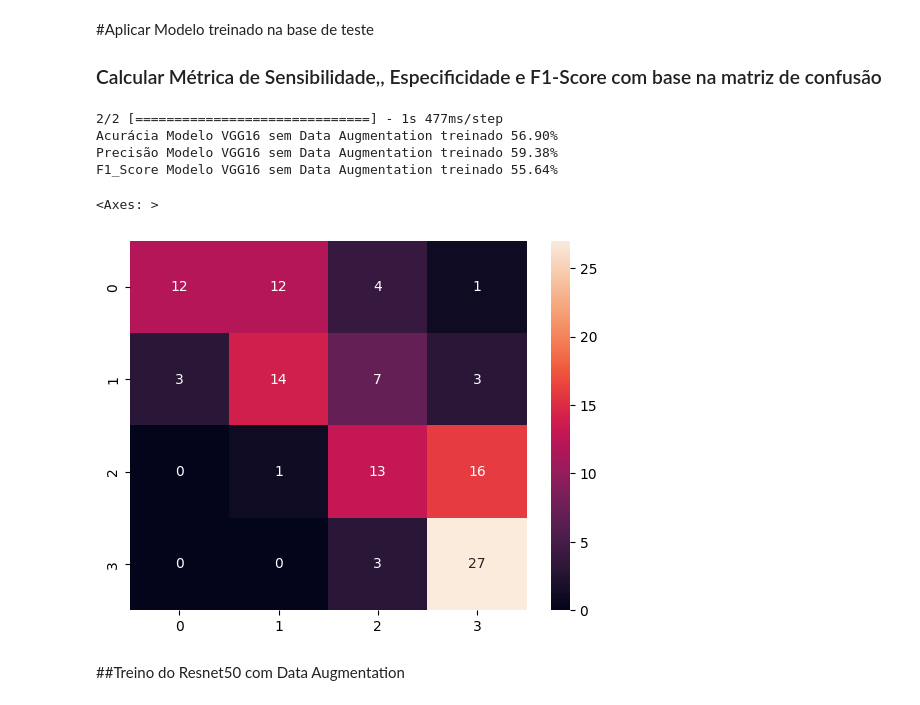
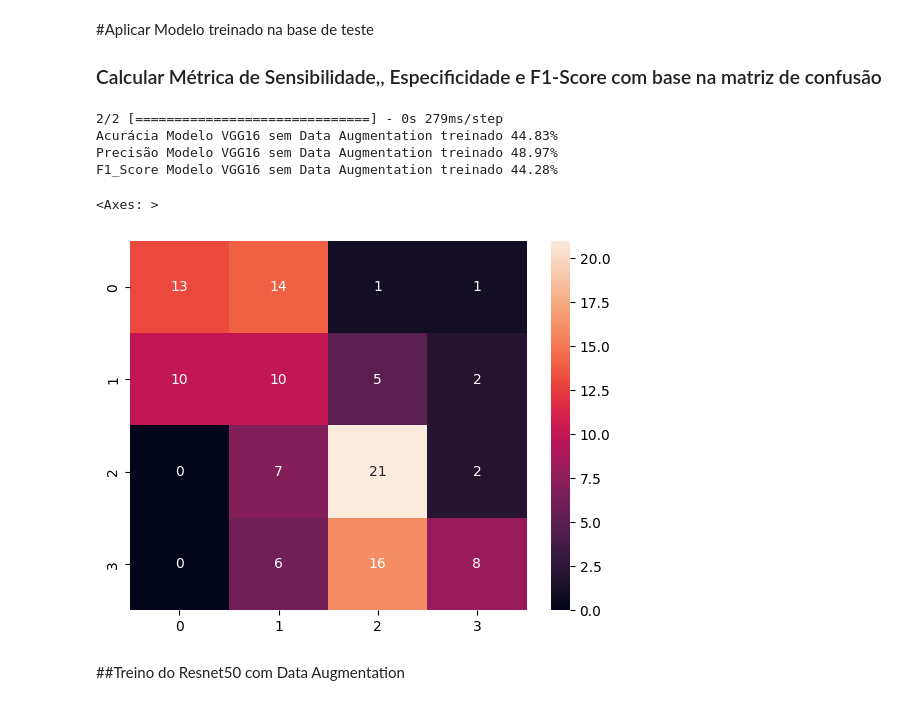
Before and after one commit to Equipe16-IAA/IAA011-VisaoComputacional, a Jupyter notebook: RedesNeurais.ipynb, the cells around one changed output. Saved outputs shown, nothing was run; the diff lists cells and outputs as text; code cells hidden in the pictures.

```diff
--- a/RedesNeurais.ipynb
+++ b/RedesNeurais.ipynb
@@ -176,15 +179,27 @@ prediction = Dense(4, activation='softmax')(x)
 
 # Criação do Objeto Modelo (a parte da resnet + as camadas Fully connected criadas)
 model_vgg16 = Model(inputs=base_model_vgg16.input, outputs=prediction)
+# %%
+# Adicionar camadas fully connected no VGG16 sem Data Augmentation
+
+# camadas próprias - você pode colocar mais se quiser
+# A saída da resnet será a entrada da camada criada
+x_noaug = Flatten()(base_model_vgg16_noaug.output)
+
+# camada de classificação com as 4 classes utilizadas
+prediction_noaug = Dense(4, activation='softmax')(x_noaug)
+
+# Criação do Objeto Modelo (a parte da resnet + as camadas Fully connected criadas)
+model_vgg16_noaug = Model(inputs=base_model_vgg16_noaug.input, outputs=prediction_noaug)
 # %%
 # Adicionar camadas fully connected no resnet50
 
 # camadas próprias - você pode colocar mais se quiser
 # A saída da resnet será a entrada da camada criada
-x = Flatten()(base_model_resnet50.output)
+x_res = Flatten()(base_model_resnet50.output)
 
 # camada de classificação com as 4 classes utilizadas
-prediction = Dense(len(class_subset), activation='softmax')(x)
+prediction_res = Dense(len(class_subset), activation='softmax')(x_res)
 
 # Criação do Objeto Modelo (a parte da resnet + as camadas Fully connected criadas)
-model_resnet50 = Model(inputs=base_model_resnet50.input, outputs=prediction)
+model_resnet50 = Model(inputs=base_model_resnet50.input, outputs=prediction_res)
@@ -417,14 +450,14 @@ from keras.optimizers import RMSprop
 from keras.callbacks import ModelCheckpoint, EarlyStopping, TensorBoard
 from livelossplot import PlotLossesKeras
 
-#steps_per_epoch = 32 // BATCH_SIZE
-#val_steps = 32 // BATCH_SIZE
+steps_per_epoch = traingen.samples // BATCH_SIZE
+val_steps = validgen.samples // BATCH_SIZE
 
 n_epochs = 10
 
 optimizer = RMSprop(learning_rate=0.0001)
 
-model_vgg16.compile(loss='categorical_crossentropy', optimizer=optimizer, metrics=['accuracy'])
+model_vgg16_noaug.compile(loss='categorical_crossentropy', optimizer=optimizer, metrics=['accuracy'])
 
 # Salva o modelo Keras após cada época, porém só o de melhor resultado
 checkpointer = ModelCheckpoint(filepath='img_model_vgg16_noaug.weights.best.keras',
@@ -439,7 +472,7 @@ early_stop = EarlyStopping(monitor='val_loss',
                            mode='min')
 
 # Treinamento do Modelo
-history_tl = model_vgg16.fit(train_noaug,
+history_tl = model_vgg16_noaug.fit(train_noaug,
                     epochs=n_epochs,
                     #steps_per_epoch=steps_per_epoch,
                     validation_data=validation_noaug,
@@ -461,47 +494,42 @@ Wall time: 56.8 s
 #Aplicar Modelo treinado na base de teste
 ### Calcular Métrica de Sensibilidade,, Especificidade e F1-Score com base na matriz de confusão
 # %%
-##Aplicar Modelo treinado na base de teste
-### Calcular Métrica de Sensibilidade,, Especificidade e F1-Score com base na matriz de confusão
-
 ##Aplicar Modelo treinado na base de teste
 ### Calcular Métrica de Sensibilidade,, Especificidade e F1-Score com base na matriz de confusão
 from sklearn.metrics import accuracy_score
 import numpy as np
 import seaborn as sns
 import matplotlib.pyplot as plt
 from sklearn.metrics import accuracy_score, f1_score, precision_score, recall_score, classification_report, confusion_matrix
 
-model_vgg16.load_weights('img_model_vgg16_noaug.weights.best.keras') ## Inicializa o peso com o melhor treino
+model_vgg16_noaug.load_weights('img_model_vgg16_noaug.weights.best.keras') ## Inicializa o peso com o melhor treino
 
-true_classes = testgen.classes
-class_indices = traingen.class_indices
-class_indices = dict((v,k) for k,v in class_indices.items())
+true_classes = np.argmax(np.concatenate([y for x, y in test_noaug], axis=0), axis=1)
+class_indices = {0: '0', 1:'1', 2: '2', 3: '3'}
 
-predictions = model_vgg16.predict(testgen)
+predictions = model_vgg16_noaug.predict(test_noaug)
 predicted_classes = np.argmax(predictions, axis=1)
-
 
 accuracy = accuracy_score(true_classes, predicted_classes)
 precision = precision_score(true_classes, predicted_classes, average='weighted')
 f1 = f1_score(true_classes, predicted_classes, average='weighted')
 print("Acurácia Modelo VGG16 sem Data Augmentation treinado {:.2f}%".format(accuracy * 100))
 print("Precisão Modelo VGG16 sem Data Augmentation treinado {:.2f}%".format(precision * 100))
 print("F1_Score Modelo VGG16 sem Data Augmentation treinado {:.2f}%".format(f1 * 100))
 
 # Get the names of the ten classes
-class_names = testgen.class_indices.keys()
+class_names = test_noaug.class_names
 
 #TODO: Imprimir Matriz de confusão
 plot  = confusion_matrix(true_classes, predicted_classes)
 sns.heatmap(plot, annot=True, fmt='d', xticklabels=class_names, yticklabels=class_names)
 # %% [output]
-2/2 [==============================] - 1s 477ms/step
-Acurácia Modelo VGG16 sem Data Augmentation treinado 56.90%
-Precisão Modelo VGG16 sem Data Augmentation treinado 59.38%
-F1_Score Modelo VGG16 sem Data Augmentation treinado 55.64%
+2/2 [==============================] - 0s 279ms/step
+Acurácia Modelo VGG16 sem Data Augmentation treinado 44.83%
+Precisão Modelo VGG16 sem Data Augmentation treinado 48.97%
+F1_Score Modelo VGG16 sem Data Augmentation treinado 44.28%
 <Axes: >
-[figure, old version]
+[figure, new version]
 # %% [markdown]
 ##Treino do Resnet50 com Data Augmentation
 # %%
```
Also changed, not shown: parts of 11 cells of this notebook, 1 other file.
